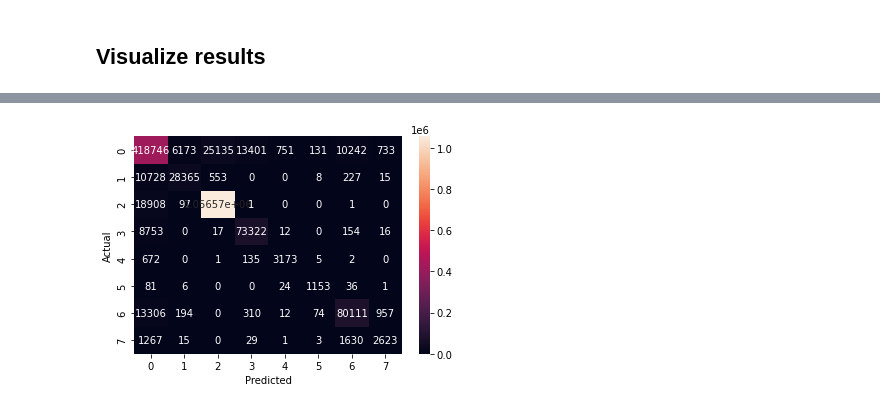
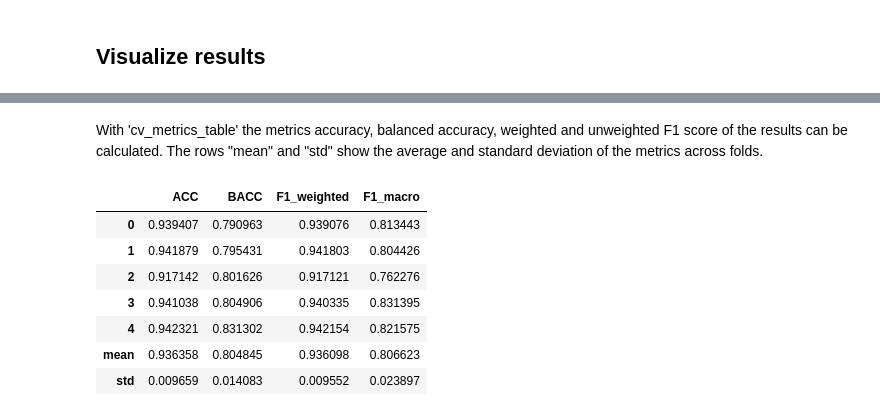
Before and after one commit to wwu-mmll/gatenet, a Jupyter notebook: tutorials/flowcap_data.ipynb, the cells around one changed output, grey strips where cells are left out. Drawn from its saved outputs; the diff is of its cells as text; code cells hidden in the pictures.

```diff
--- a/tutorials/flowcap_data.ipynb
+++ b/tutorials/flowcap_data.ipynb
@@ -65,3 +82,3 @@ To save time cross-validation is done with only two folds.
 # %%
-result = cv(df, hparams, ds_kwargs, dl_kwargs, folds=2, with_targs=True)
+result = cv(df, hparams, ds_kwargs, dl_kwargs, folds=5, with_targs=True)
 print(result.head())
@@ -105,4 +186,13 @@ print(result.iloc[:, 12:].head())
+# %% [markdown]
+With 'cv_metrics_table' the metrics accuracy, balanced accuracy, weighted and unweighted F1 score of the results can be calculated. The rows "mean" and "std" show the average and standard deviation of the metrics across folds.
 # %%
-plot_confusion_matrix(result)
+cv_metrics_table(result)
 # %% [output]
-[figure, removed]
+|  | ACC | BACC | F1_weighted | F1_macro |
+| 0 | 0.939407 | 0.790963 | 0.939076 | 0.813443 |
+| 1 | 0.941879 | 0.795431 | 0.941803 | 0.804426 |
+| 2 | 0.917142 | 0.801626 | 0.917121 | 0.762276 |
+| 3 | 0.941038 | 0.804906 | 0.940335 | 0.831395 |
+| 4 | 0.942321 | 0.831302 | 0.942154 | 0.821575 |
+| mean | 0.936358 | 0.804845 | 0.936098 | 0.806623 |
+| std | 0.009659 | 0.014083 | 0.009552 | 0.023897 |
```
Also changed, not shown: parts of 12 cells of this notebook.
